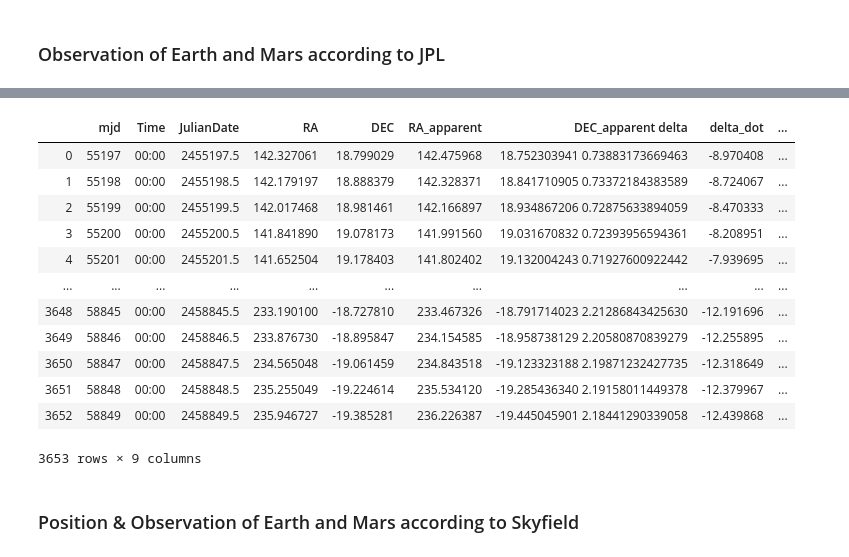
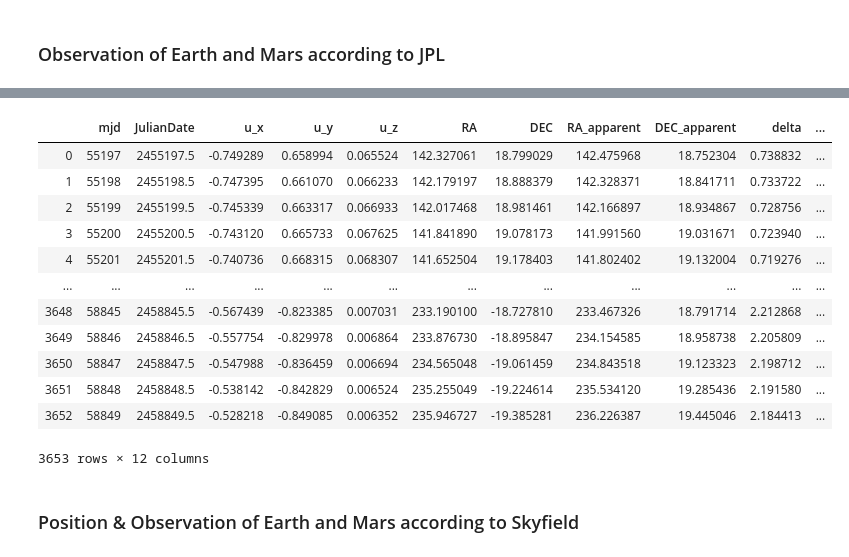
Before and after one commit to memanuel/kepler-sieve, a Jupyter notebook: src/RA_DEC_series.ipynb, the cells around one changed output, grey strips where cells are left out. Cells and saved outputs as stored; diff of their text form; code cells hidden in the pictures.

```diff
--- a/src/RA_DEC_series.ipynb
+++ b/src/RA_DEC_series.ipynb
@@ -72,26 +72,42 @@ df_mars
 3653 rows × 11 columns
+# %%
+def add_col_obs(df):
+    """Add a new column to a DataFrame with the MJD"""
+    # Add column for mjd
+    df['mjd'] = (df['JulianDate'] - 2400000.5).astype(np.int32)
+    # Add columns for the direction in ecliptic
+    u = radec2dir(ra=df.RA.values * deg, dec=df.DEC.values * deg, obstime_mjd = df['mjd'].values)
+    df['u_x'] = u[0]
+    df['u_y'] = u[1]
+    df['u_z'] = u[2]
+    # Order columns
+    columns = ['mjd', 'JulianDate', 'u_x', 'u_y', 'u_z', 'RA', 'DEC',
+               'RA_apparent', 'DEC_apparent',
+               'delta', 'delta_dot', 'light_time',]
+    df = df[columns]
+    return df
 # %%
 # Load the JPL RA and DEC for Mars as fixed width file
 df_obs = pd.read_fwf('../data/jpl/testing/observe-mars-earth-geocenter.txt')
 # Add column for mjd
-df_obs = add_mjd_col(df_obs)
+df_obs = add_col_obs(df_obs)
 
 # Display the dataframe
 df_obs
 # %% [output]
-|  | mjd | Time | JulianDate | RA | DEC | RA_apparent | DEC_apparent delta | delta_dot | ... |
-| 0 | 55197 | 00:00 | 2455197.5 | 142.327061 | 18.799029 | 142.475968 | 18.752303941 0.73883173669463 | -8.970408 | ... |
-| 1 | 55198 | 00:00 | 2455198.5 | 142.179197 | 18.888379 | 142.328371 | 18.841710905 0.73372184383589 | -8.724067 | ... |
-| 2 | 55199 | 00:00 | 2455199.5 | 142.017468 | 18.981461 | 142.166897 | 18.934867206 0.72875633894059 | -8.470333 | ... |
-| 3 | 55200 | 00:00 | 2455200.5 | 141.841890 | 19.078173 | 141.991560 | 19.031670832 0.72393956594361 | -8.208951 | ... |
-| 4 | 55201 | 00:00 | 2455201.5 | 141.652504 | 19.178403 | 141.802402 | 19.132004243 0.71927600922442 | -7.939695 | ... |
-| ... | ... | ... | ... | ... | ... | ... | ... | ... | ... |
-| 3648 | 58845 | 00:00 | 2458845.5 | 233.190100 | -18.727810 | 233.467326 | -18.791714023 2.21286843425630 | -12.191696 | ... |
-| 3649 | 58846 | 00:00 | 2458846.5 | 233.876730 | -18.895847 | 234.154585 | -18.958738129 2.20580870839279 | -12.255895 | ... |
-| 3650 | 58847 | 00:00 | 2458847.5 | 234.565048 | -19.061459 | 234.843518 | -19.123323188 2.19871232427735 | -12.318649 | ... |
-| 3651 | 58848 | 00:00 | 2458848.5 | 235.255049 | -19.224614 | 235.534120 | -19.285436340 2.19158011449378 | -12.379967 | ... |
-| 3652 | 58849 | 00:00 | 2458849.5 | 235.946727 | -19.385281 | 236.226387 | -19.445045901 2.18441290339058 | -12.439868 | ... |
+|  | mjd | JulianDate | u_x | u_y | u_z | RA | DEC | RA_apparent | DEC_apparent | delta | ... |
+| 0 | 55197 | 2455197.5 | -0.749289 | 0.658994 | 0.065524 | 142.327061 | 18.799029 | 142.475968 | 18.752304 | 0.738832 | ... |
+| 1 | 55198 | 2455198.5 | -0.747395 | 0.661070 | 0.066233 | 142.179197 | 18.888379 | 142.328371 | 18.841711 | 0.733722 | ... |
+| 2 | 55199 | 2455199.5 | -0.745339 | 0.663317 | 0.066933 | 142.017468 | 18.981461 | 142.166897 | 18.934867 | 0.728756 | ... |
+| 3 | 55200 | 2455200.5 | -0.743120 | 0.665733 | 0.067625 | 141.841890 | 19.078173 | 141.991560 | 19.031671 | 0.723940 | ... |
+| 4 | 55201 | 2455201.5 | -0.740736 | 0.668315 | 0.068307 | 141.652504 | 19.178403 | 141.802402 | 19.132004 | 0.719276 | ... |
+| ... | ... | ... | ... | ... | ... | ... | ... | ... | ... | ... | ... |
+| 3648 | 58845 | 2458845.5 | -0.567439 | -0.823385 | 0.007031 | 233.190100 | -18.727810 | 233.467326 | 18.791714 | 2.212868 | ... |
+| 3649 | 58846 | 2458846.5 | -0.557754 | -0.829978 | 0.006864 | 233.876730 | -18.895847 | 234.154585 | 18.958738 | 2.205809 | ... |
+| 3650 | 58847 | 2458847.5 | -0.547988 | -0.836459 | 0.006694 | 234.565048 | -19.061459 | 234.843518 | 19.123323 | 2.198712 | ... |
+| 3651 | 58848 | 2458848.5 | -0.538142 | -0.842829 | 0.006524 | 235.255049 | -19.224614 | 235.534120 | 19.285436 | 2.191580 | ... |
+| 3652 | 58849 | 2458849.5 | -0.528218 | -0.849085 | 0.006352 | 235.946727 | -19.385281 | 236.226387 | 19.445046 | 2.184413 | ... |
-3653 rows × 9 columns
+3653 rows × 12 columns
 # %%
 # Extract position and velocity of earth from df_earth
 q_earth_jpl = np.array([df_earth.X.values, df_earth.Y.values, df_earth.Z.values]) * au
```
Also changed, not shown: parts of 38 cells of this notebook, 17 other files.
